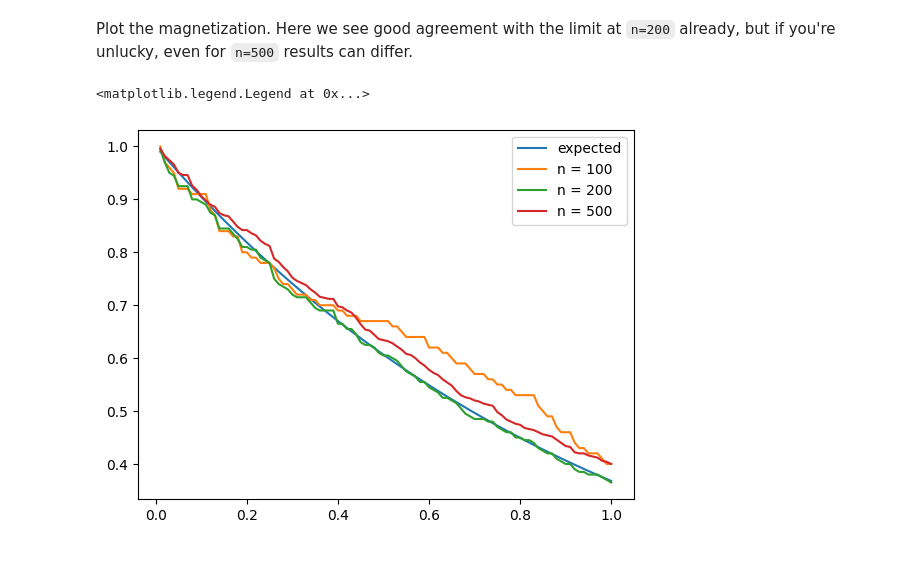
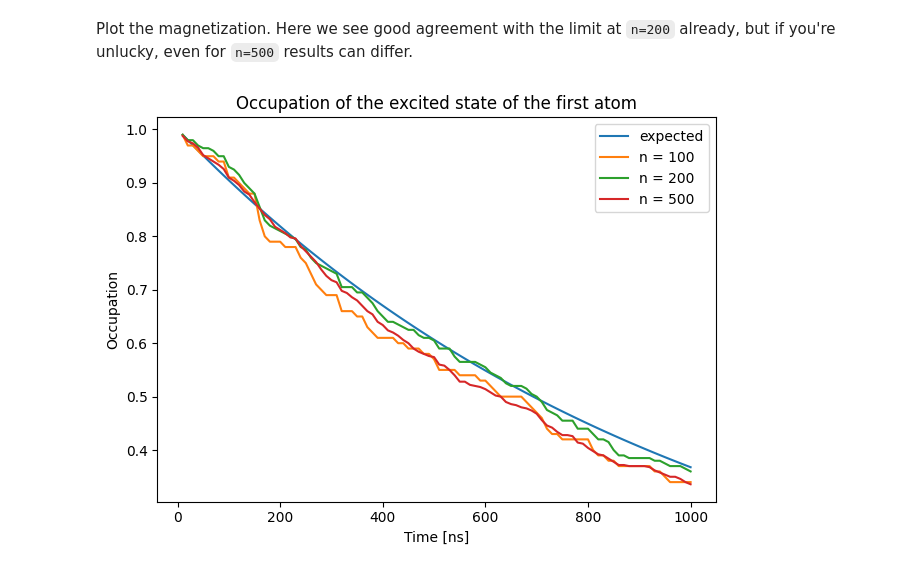
Before and after one commit to pasqal-io/emulators, a Jupyter notebook: docs/emu_mps/notebooks/noise_MonteCarlo_average_results.ipynb, the cells around one changed output. Saved outputs shown, nothing was run; the diff lists cells and outputs as text; code cells hidden in the pictures.

```diff
--- a/docs/emu_mps/notebooks/noise_MonteCarlo_average_results.ipynb
+++ b/docs/emu_mps/notebooks/noise_MonteCarlo_average_results.ipynb
@@ -120,11 +120,15 @@ expected = [np.exp(-1*t*seq.get_duration()/1000) for t in times]
 # %% [markdown]
 Plot the magnetization. Here we see good agreement with the limit at `n=200` already, but if you're unlucky, even for `n=500` results can differ.
 # %%
-
+times = times*seq.get_duration() # time rescaling
 pl.plot(times, expected, label="expected")
 for n in [100, 200, 500]:
     pl.plot(times, densities(results, n), label=f"n = {n}")
+pl.xlabel("Time [ns]")
+pl.ylabel("Occupation")
+pl.title("Occupation of the excited state of the first atom")
 pl.legend(loc="upper right")
+pl.tight_layout()
+pl.show()
 # %% [output]
-<matplotlib.legend.Legend at 0x...>
-[figure, old version]
+[figure, new version]
```
Also changed, not shown: parts of 2 cells of this notebook, 11 other files.
